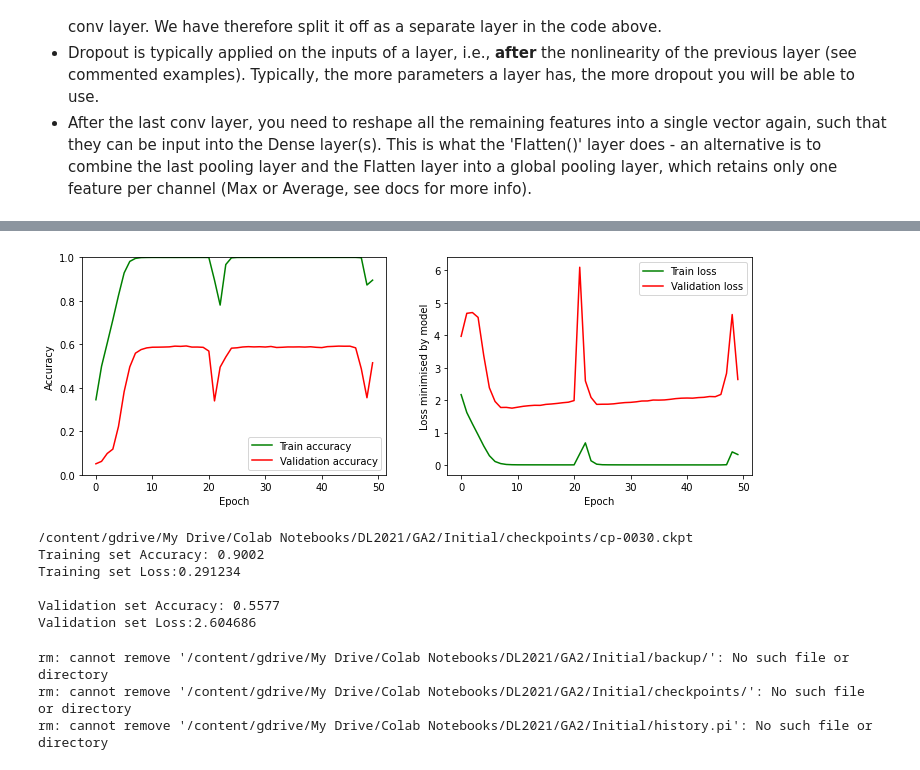
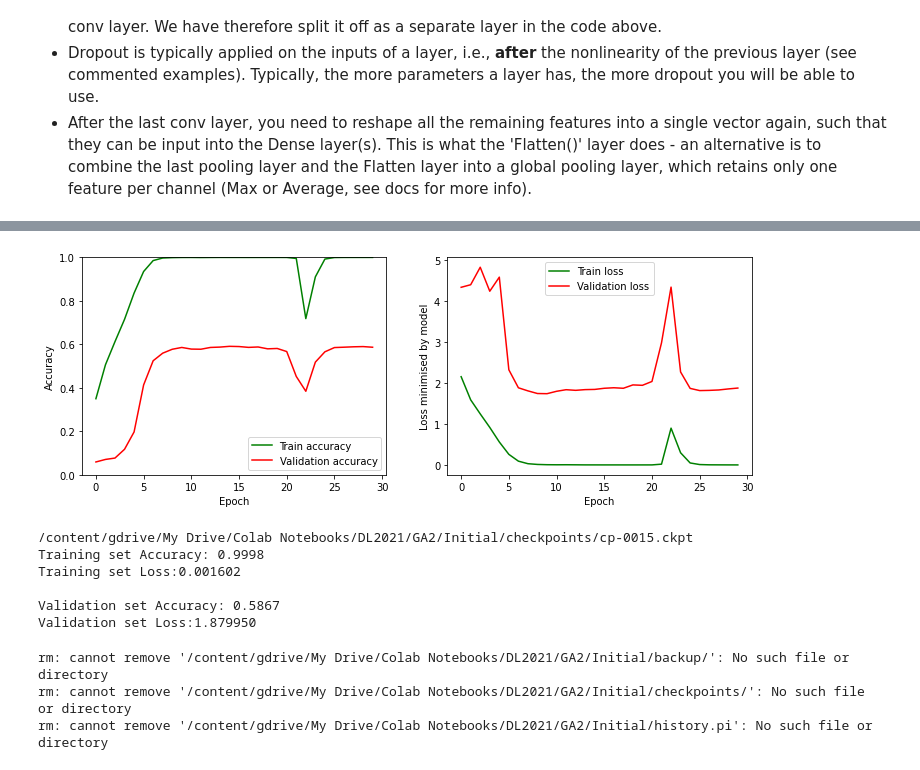
Before and after one commit to aaronhallaert/DeepLearningLab, a Jupyter notebook: Second Graded Assignment/GA2_regularization_checkpoint.ipynb, the cells around one changed output, grey strips where cells are left out. Cells and saved outputs as stored; diff of their text form; code cells hidden in the pictures.

```diff
--- a/Second Graded Assignment/GA2_regularization_checkpoint.ipynb
+++ b/Second Graded Assignment/GA2_regularization_checkpoint.ipynb
@@ -302,7 +304,7 @@ class HistoryCheckpoint(History):
     os.remove(self.pickle_path)
 
 batch_size = 512
-epochs = 50
+epochs = 30
 
 
 monitor = 'val_accuracy'
@@ -396,4 +398,4 @@ Validation set Loss: 2.6361
-[figure, old version]
+[figure, new version]
 # %%
 import pathlib
 
@@ -422,12 +424,12 @@ print("Training set Loss:{:7.6f}\n".format(train_loss))
 print("Validation set Accuracy:{:7.4f}".format(val_accuracy))
 print("Validation set Loss:{:7.6f}\n".format(val_loss))
 # %% [output]
-/content/gdrive/My Drive/Colab Notebooks/DL2021/GA2/Initial/checkpoints/cp-0030.ckpt
-Training set Accuracy: 0.9002
-Training set Loss:0.291234
+/content/gdrive/My Drive/Colab Notebooks/DL2021/GA2/Initial/checkpoints/cp-0015.ckpt
+Training set Accuracy: 0.9998
+Training set Loss:0.001602
 
-Validation set Accuracy: 0.5577
-Validation set Loss:2.604686
+Validation set Accuracy: 0.5867
+Validation set Loss:1.879950
 # %%
 # Normally, the backup is deleted automatically after all training epochs have ended.
 # Executing this command forces the deletion even if the training is not done yet.
```
Also changed, not shown: parts of 3 cells of this notebook.
